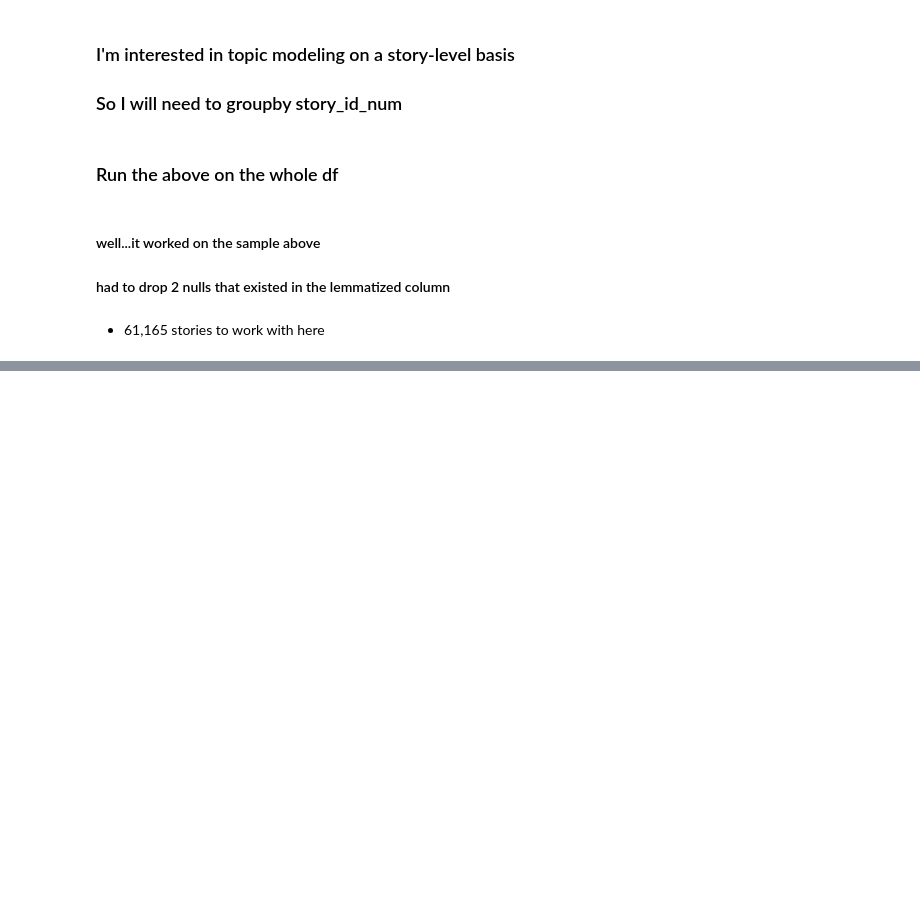
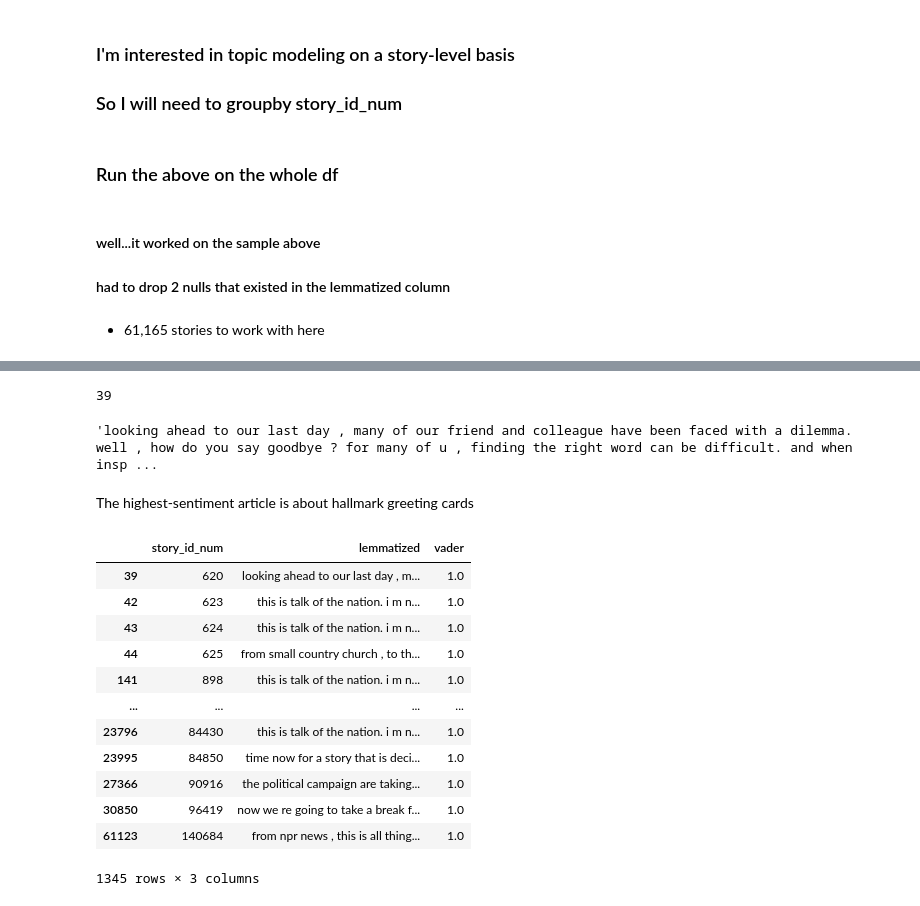
Before and after one commit to npr-nlp/npr-nlp-project, a Jupyter notebook: Brian_LDA_modeling_exploration.ipynb, the cells around one changed output, grey strips where cells are left out. Saved outputs shown, nothing was run; the diff lists cells and outputs as text; code cells hidden in the pictures; blank space fills up the shorter version.

Commit message:
eplore stories

```diff
--- a/Brian_LDA_modeling_exploration.ipynb
+++ b/Brian_LDA_modeling_exploration.ipynb
@@ -92,0 +112,2 @@ stories.head()
+# %%
+stories = stories.drop(columns = ['Unnamed: 0'])
@@ -92,0 +123,26 @@ stories.head()
+# %%
+stories.vader.idxmax()
+# %% [output]
+39
+# %%
+stories.lemmatized[39]
+# %% [output]
+'looking ahead to our last day , many of our friend and colleague have been faced with a dilemma. well , how do you say goodbye ? for many of u , finding the right word can be difficult. and when insp ...
+# %% [markdown]
+The highest-sentiment article is about hallmark greeting cards
+# %%
+stories[stories.vader == 1]
+# %% [output]
+|  | story_id_num | lemmatized | vader |
+| 39 | 620 | looking ahead to our last day , m... | 1.0 |
+| 42 | 623 | this is talk of the nation. i m n... | 1.0 |
+| 43 | 624 | this is talk of the nation. i m n... | 1.0 |
+| 44 | 625 | from small country church , to th... | 1.0 |
+| 141 | 898 | this is talk of the nation. i m n... | 1.0 |
+| ... | ... | ... | ... |
+| 23796 | 84430 | this is talk of the nation. i m n... | 1.0 |
+| 23995 | 84850 | time now for a story that is deci... | 1.0 |
+| 27366 | 90916 | the political campaign are taking... | 1.0 |
+| 30850 | 96419 | now we re going to take a break f... | 1.0 |
+| 61123 | 140684 | from npr news , this is all thing... | 1.0 |
+1345 rows × 3 columns
```
Also changed, not shown: parts of 9 cells of this notebook.
